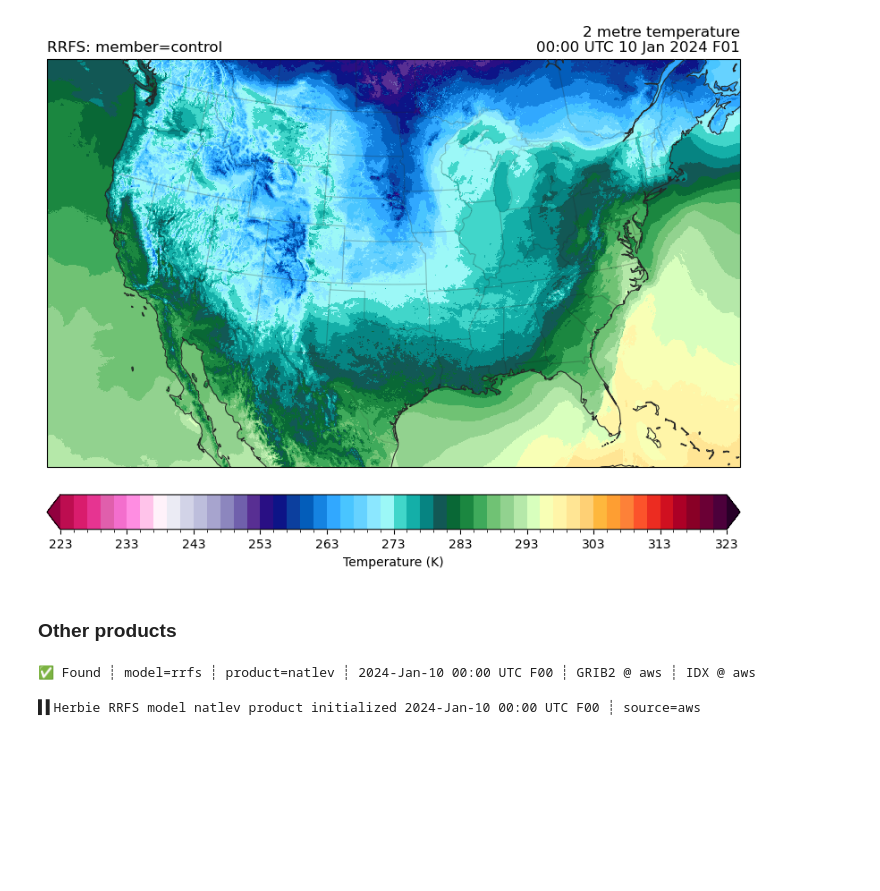
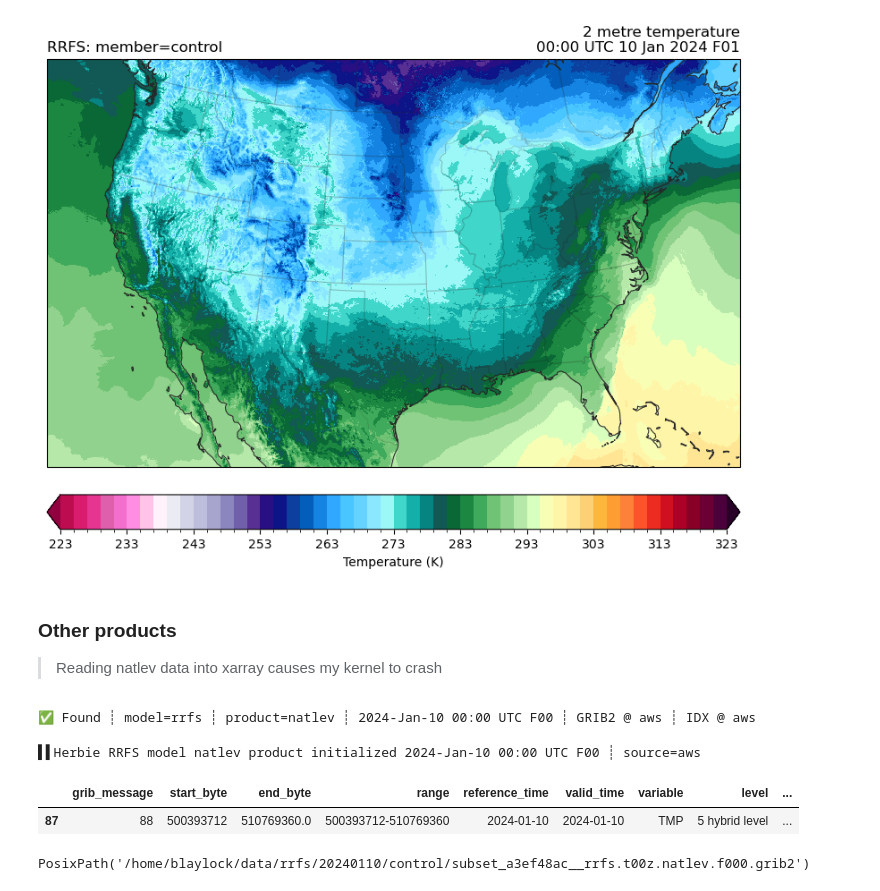
Before and after one commit to blaylockbk/Herbie, a Jupyter notebook: docs/user_guide/_model_notebooks/rrfs.ipynb, the cells around one changed output. Drawn from its saved outputs; the diff is of its cells as text; code cells hidden in the pictures; blank space fills up the shorter version.

```diff
--- a/docs/user_guide/_model_notebooks/rrfs.ipynb
+++ b/docs/user_guide/_model_notebooks/rrfs.ipynb
@@ -93,8 +92,10 @@ ax.set_title(
 # %% [output]
 Text(0.0, 1.0, 'RRFS: member=control ')
 [figure]
-# %% [markdown]
-### Other products
+# %% [markdown]
+### Other products
+
+> Reading natlev data into xarray causes my kernel to crash
 # %%
 H = Herbie("2024-01-10", model="rrfs", product="natlev", member="control", domain=None)
 H
@@ -105,0 +105,9 @@ H.inven
+# %%
+H.inventory("TMP:5 hybrid")
+# %% [output]
+|  | grib_message | start_byte | end_byte | range | reference_time | valid_time | variable | level | ... |
+| 87 | 88 | 500393712 | 510769360.0 | 500393712-510769360 | 2024-01-10 | 2024-01-10 | TMP | 5 hybrid level | ... |
+# %%
+H.download("TMP:5 hybrid")
+# %% [output]
+PosixPath('/home/blaylock/data/rrfs/20240110/control/subset_a3ef48ac__rrfs.t00z.natlev.f000.grib2')
```
Also changed, not shown: parts of 4 cells of this notebook.
